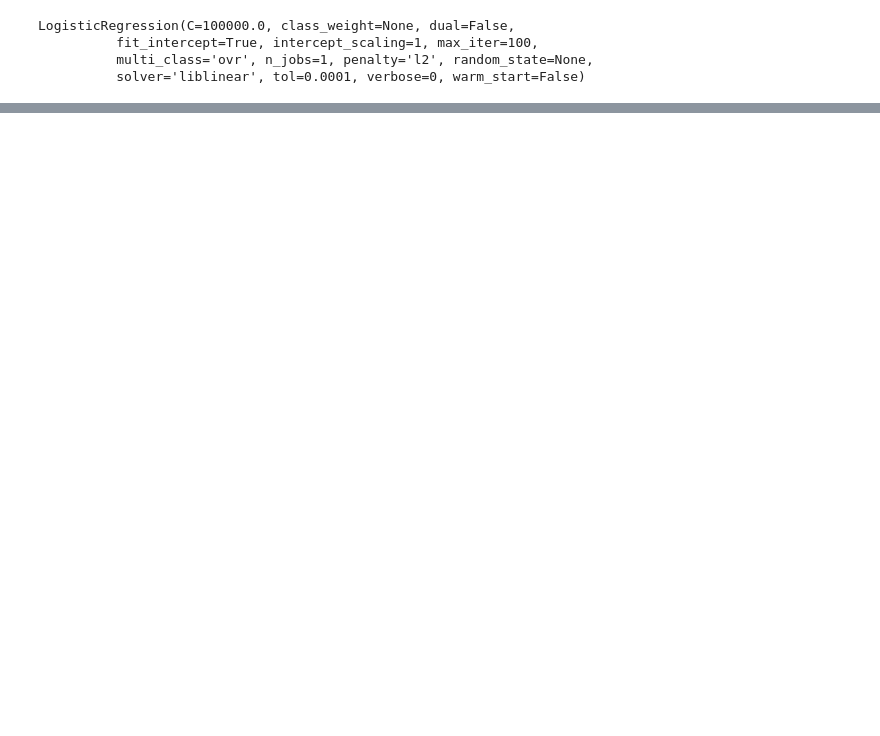
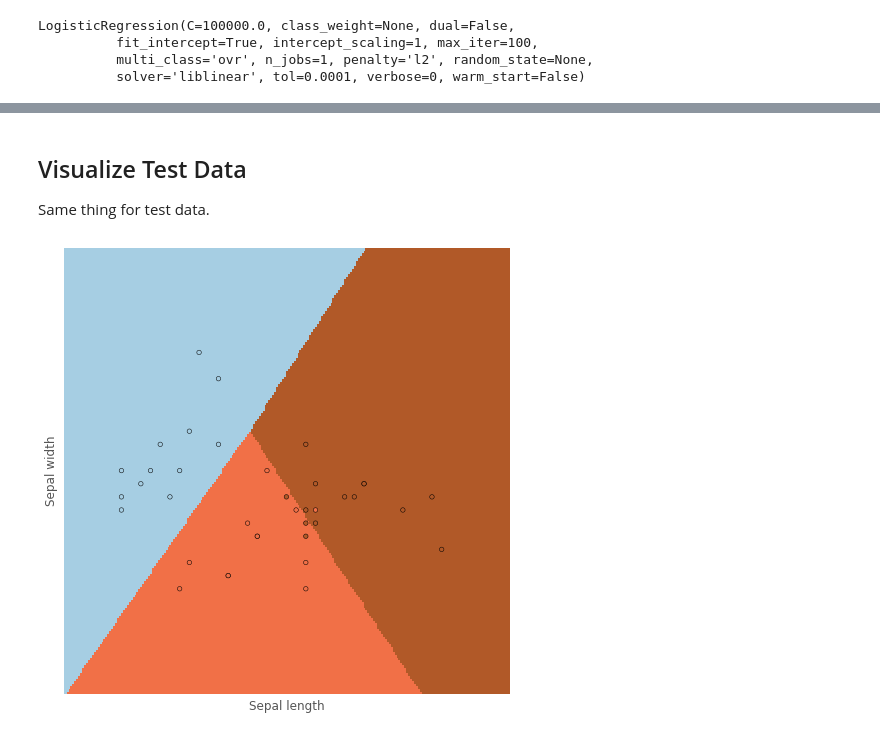
Before and after one commit to drJAGartner/log_reg_demo, a Jupyter notebook: 4.) Building a multi-class classification model using the iris dataset-solution.ipynb, the cells around one changed output, grey strips where cells are left out. Drawn from its saved outputs; the diff is of its cells as text; code cells hidden in the pictures; blank space fills up the shorter version.

```diff
--- a/4.) Building a multi-class classification model using the iris dataset-solution.ipynb
+++ b/4.) Building a multi-class classification model using the iris dataset-solution.ipynb
@@ -61,0 +74,22 @@ plt.show()
+# %% [markdown]
+<h2>Visualize Test Data</h2>
+<p>Same thing for test data.</p>
+# %%
+# Put the result into a color plot
+Z = Z.reshape(xx.shape)
+plt.figure(1, figsize=(8, 8))
+plt.pcolormesh(xx, yy, Z, cmap=plt.cm.Paired)
+
+# Plot also the training points
+plt.scatter(X_test[:, 0], X_test[:, 1], c=y_test, edgecolors='k', cmap=plt.cm.Paired)
+plt.xlabel('Sepal length')
+plt.ylabel('Sepal width')
+
+plt.xlim(xx.min(), xx.max())
+plt.ylim(yy.min(), yy.max())
+plt.xticks(())
+plt.yticks(())
+
+plt.show()
+# %% [output]
+[figure, added]
```
Also changed, not shown: parts of 9 cells of this notebook, 1 other file.
